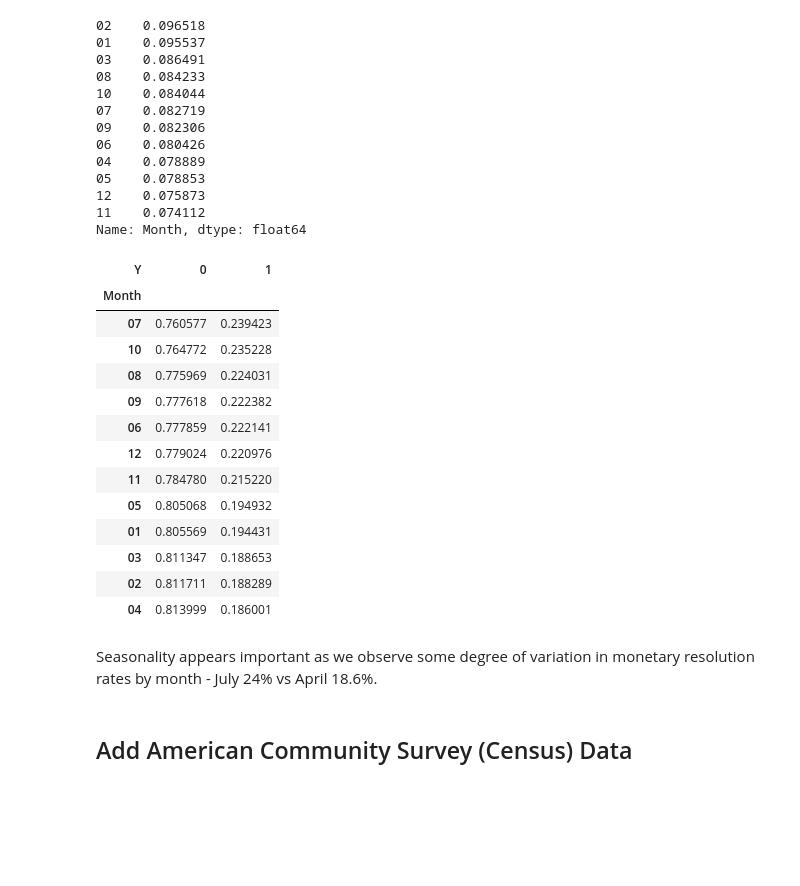
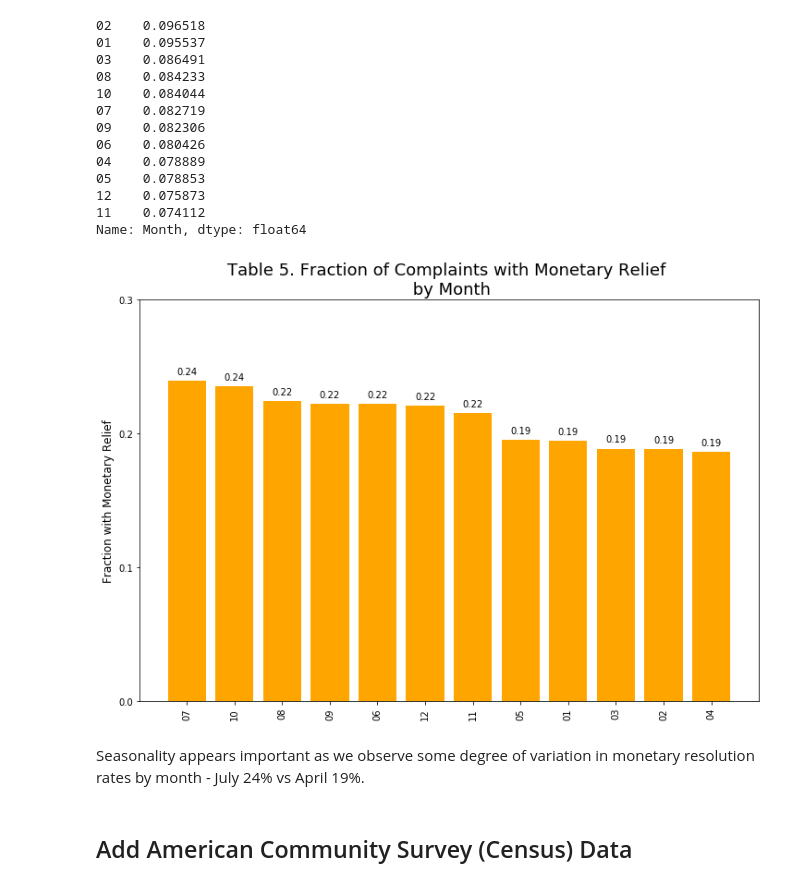
Before and after one commit to zhannazh/Predicting_Outcome_of_Consumer_Finance_Complaints, a Jupyter notebook: 1. Data exploration and feature engineering.ipynb, the cells around one changed output. Cells and saved outputs as stored; diff of their text form; code cells hidden in the pictures; blank space fills up the shorter version.

```diff
--- a/1. Data exploration and feature engineering.ipynb
+++ b/1. Data exploration and feature engineering.ipynb
@@ -570,25 +558,15 @@ df.Month.value_counts(dropna=False)/df.shape[0]
 12    0.075873
 11    0.074112
 Name: Month, dtype: float64
-# %%
-# Tabulate  Month  by outcome (Y)
-pd.crosstab(index = df['Month'],
-            columns = df.Y, normalize = 'index').sort_values(by=1, ascending=False)
-# %% [output]
-| Y | 0 | 1 |
-| Month |  |  |
-| 07 | 0.760577 | 0.239423 |
-| 10 | 0.764772 | 0.235228 |
-| 08 | 0.775969 | 0.224031 |
-| 09 | 0.777618 | 0.222382 |
-| 06 | 0.777859 | 0.222141 |
-| 12 | 0.779024 | 0.220976 |
-| 11 | 0.784780 | 0.215220 |
-| 05 | 0.805068 | 0.194932 |
-| 01 | 0.805569 | 0.194431 |
-| 03 | 0.811347 | 0.188653 |
-| 02 | 0.811711 | 0.188289 |
-| 04 | 0.813999 | 0.186001 |
+# %%
+# Plot fraction of outcomes with monetary relief by Month
+Y_by_Month = f.fraction_of_outcomes_with_monetary_relief(df,'Month')
+
+#bar chart
+f.bar_chart_Y_by_categories_of_variable(Y_by_Month, 'Month',
+            'Table 5. Fraction of Complaints with Monetary Relief \n by Month')
+# %% [output]
+[figure, added]
 # %% [markdown]
-Seasonality appears important as we observe some degree of variation in monetary resolution rates by month - July 24% vs April 18.6%.
+Seasonality appears important as we observe some degree of variation in monetary resolution rates by month - July 24% vs April 19%.
 # %%
```
Also changed, not shown: parts of 27 cells of this notebook, 1 other file.
